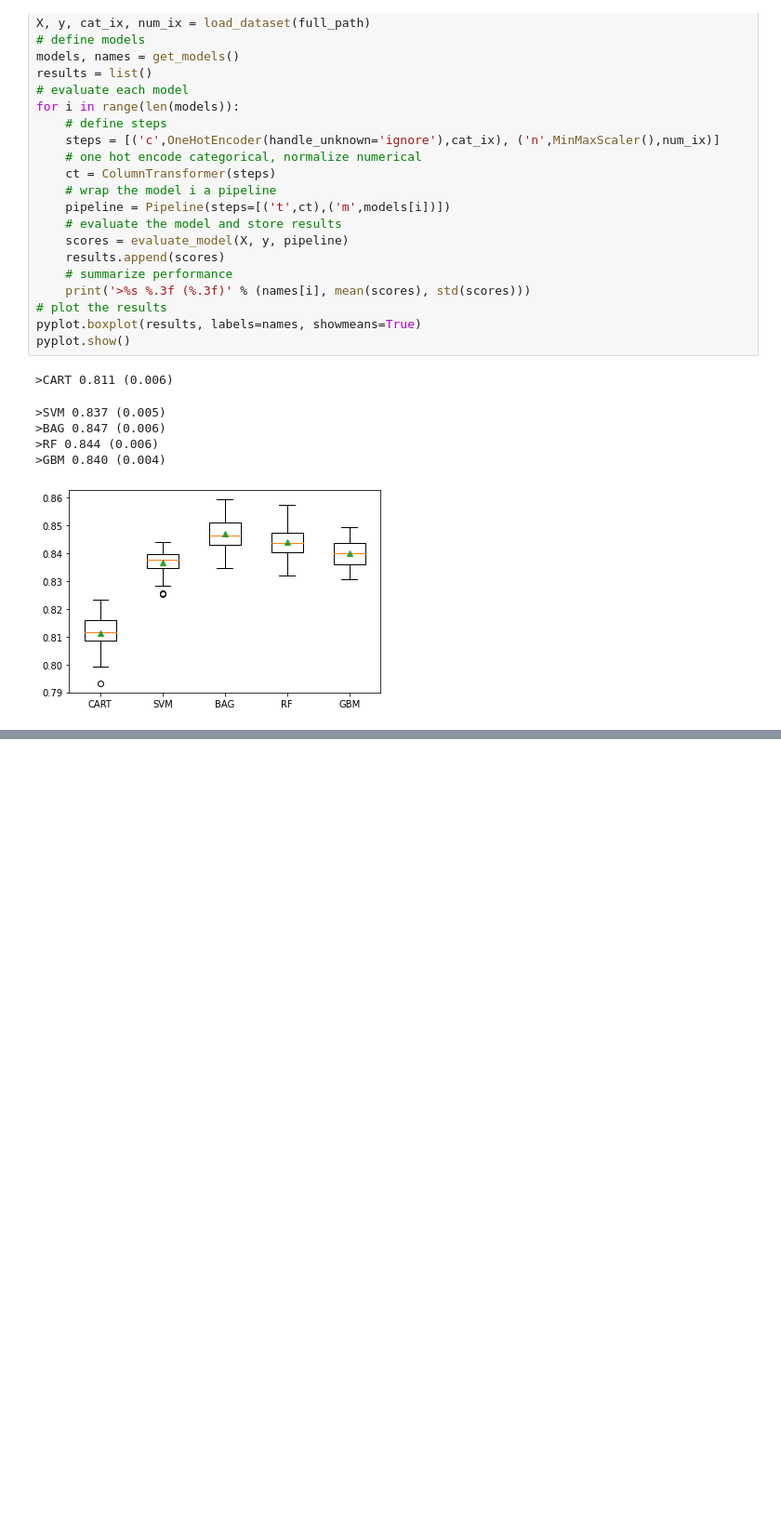
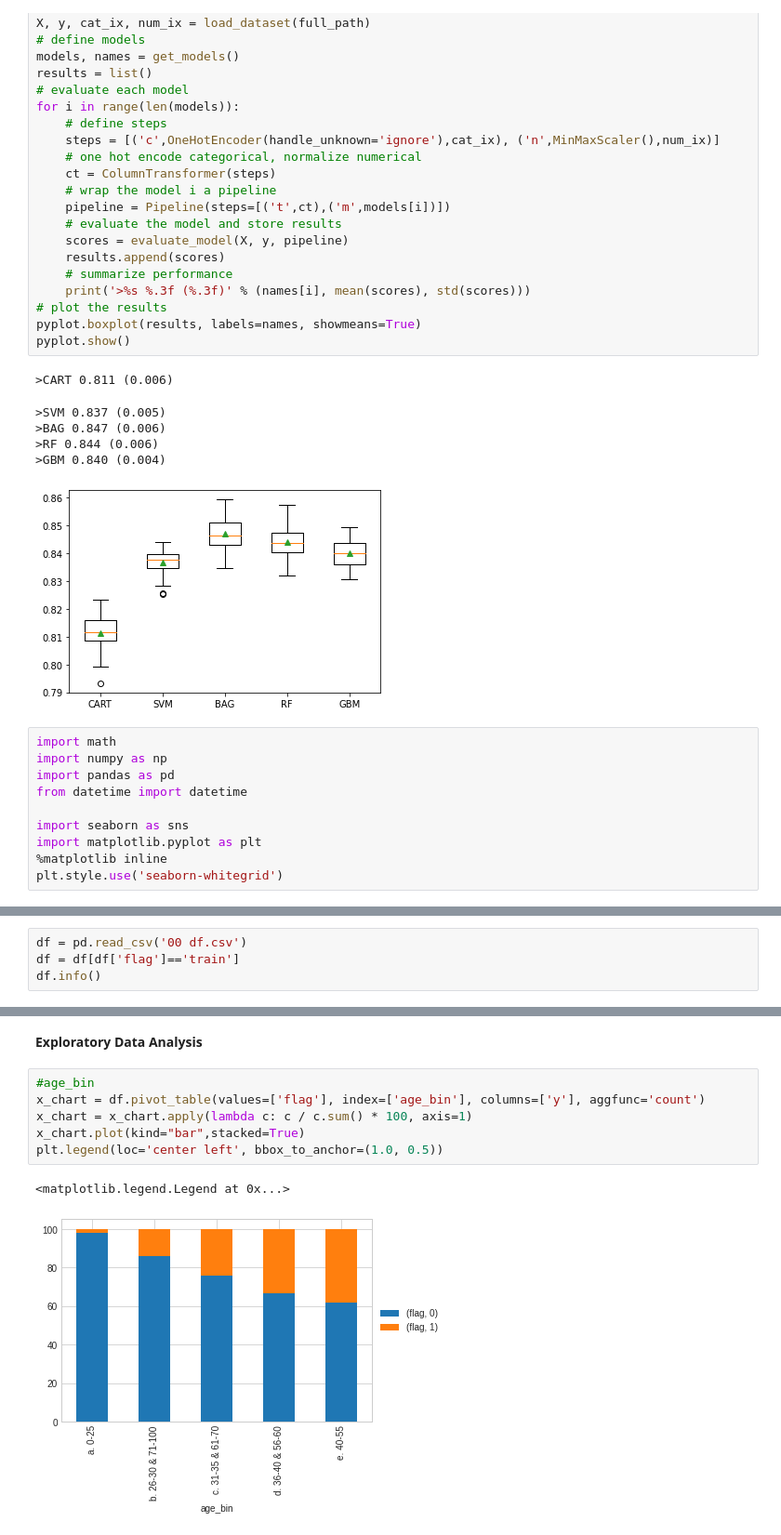
Before and after one commit to chiranjeevi-manike/IBM-Cognitiveclass.ai, a Jupyter notebook: Adult_data_Analysis.ipynb, the cells around one changed output, grey strips where cells are left out. Shown at 93% size. Cells and saved outputs as stored; diff of their text form; blank space fills up the shorter version.

```diff
--- a/Adult_data_Analysis.ipynb
+++ b/Adult_data_Analysis.ipynb
@@ -137,3 +137,13 @@ pyplot.show()
 >RF 0.844 (0.006)
 >GBM 0.840 (0.004)
 [figure]
+# %%
+import math
+import numpy as np
+import pandas as pd
+from datetime import datetime
+
+import seaborn as sns
+import matplotlib.pyplot as plt
+%matplotlib inline
+plt.style.use('seaborn-whitegrid')
@@ -139,0 +152,4 @@ pyplot.show()
+# %%
+df = pd.read_csv('00 df.csv')
+df = df[df['flag']=='train']
+df.info()
@@ -139,0 +175,11 @@ pyplot.show()
+# %% [markdown]
+**Exploratory Data Analysis**
+# %%
+#age_bin
+x_chart = df.pivot_table(values=['flag'], index=['age_bin'], columns=['y'], aggfunc='count')
+x_chart = x_chart.apply(lambda c: c / c.sum() * 100, axis=1)
+x_chart.plot(kind="bar",stacked=True)
+plt.legend(loc='center left', bbox_to_anchor=(1.0, 0.5))
+# %% [output]
+<matplotlib.legend.Legend at 0x...>
+[figure, added]
```
Also changed, not shown: parts of 8 cells of this notebook.
